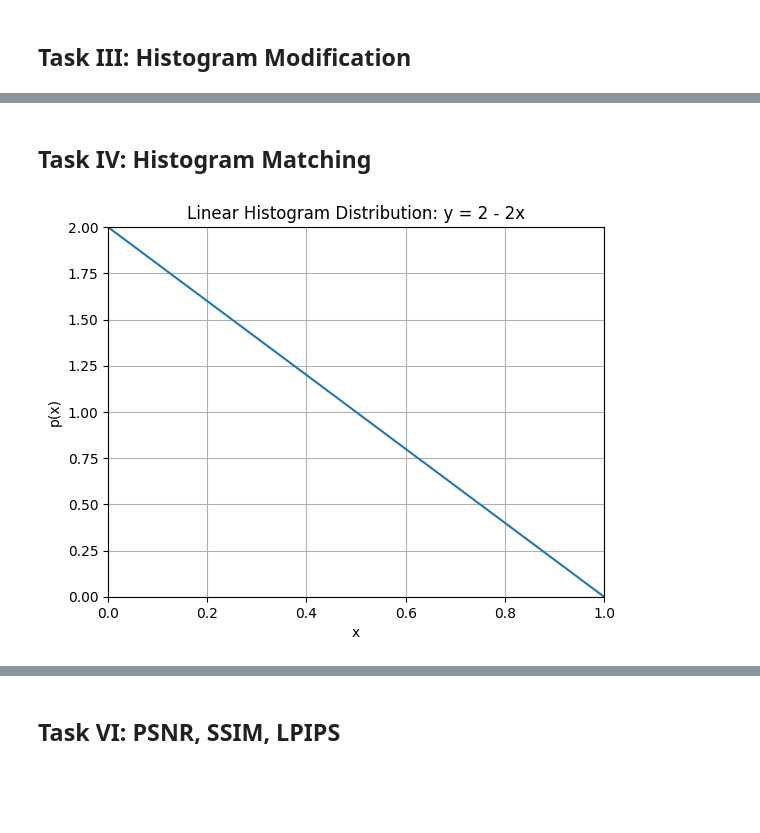
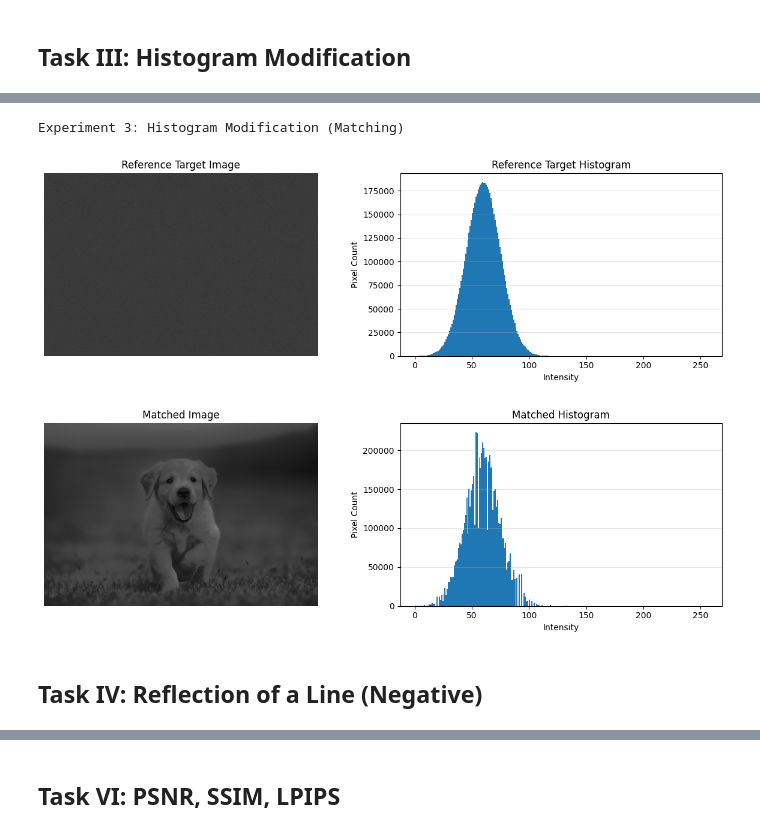
Before and after one commit to BharatK0049/image-video-processing-lab-experiments, a Jupyter notebook: notebooks/IVP_Experiment_3.ipynb, the cells around one changed output, grey strips where cells are left out. Saved outputs shown, nothing was run; the diff lists cells and outputs as text; code cells hidden in the pictures; blank space fills up the shorter version.

```diff
--- a/notebooks/IVP_Experiment_3.ipynb
+++ b/notebooks/IVP_Experiment_3.ipynb
@@ -311,21 +76,19 @@ plt.show()
+# %%
+print("Experiment 3: Histogram Modification (Matching)")
+# We create a dummy reference image (a darker, lower contrast image)
+np.random.seed(42)
+ref_img = np.random.normal(60, 15, img.shape).astype(np.uint8)
+# %% [output]
+Experiment 3: Histogram Modification (Matching)
+# %%
+matched_img = exposure.match_histograms(img, ref_img)
+# %%
+matched_img = np.clip(matched_img, 0, 255).astype(np.uint8)
+
+plot_img_and_hist(ref_img, "Reference Target")
+plot_img_and_hist(matched_img, "Matched")
+# %% [output]
+[figure, added]
+[figure, added]
 # %% [markdown]
-## Task IV: Histogram Matching
+## Task IV: Reflection of a Line (Negative)
-# %%
-# Define x values
-x = np.linspace(0, 1, 256)
-
-# Define linear distribution
-y = 2 - 2*x
-
-# Plot
-plt.figure()
-plt.plot(x, y)
-plt.xlabel("x")
-plt.ylabel("p(x)")
-plt.title("Linear Histogram Distribution: y = 2 - 2x")
-plt.xlim(0, 1)
-plt.ylim(0, 2)
-plt.grid(True)
-plt.show()
-# %% [output]
-[figure, removed]
```
Also changed, not shown: parts of 45 cells of this notebook.
